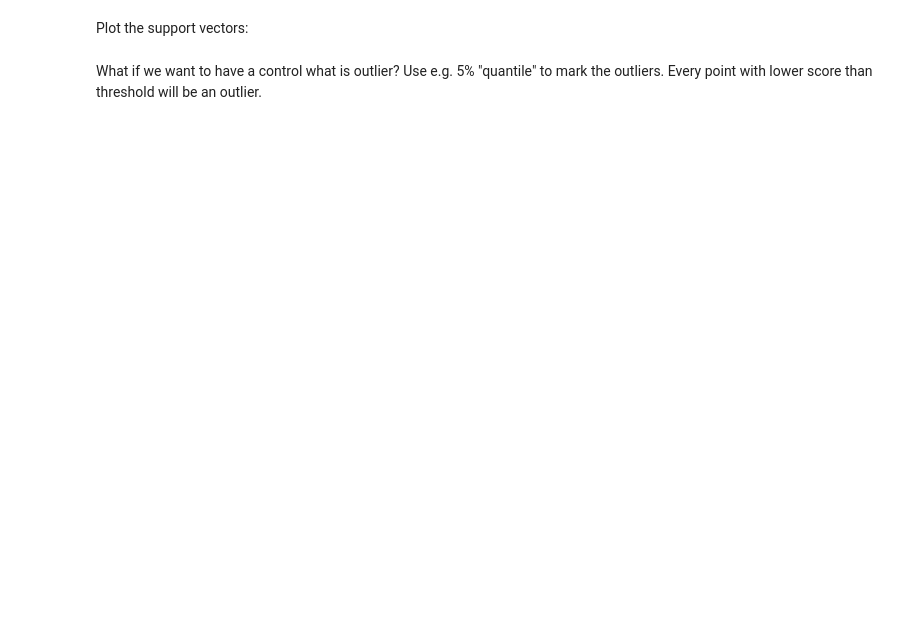
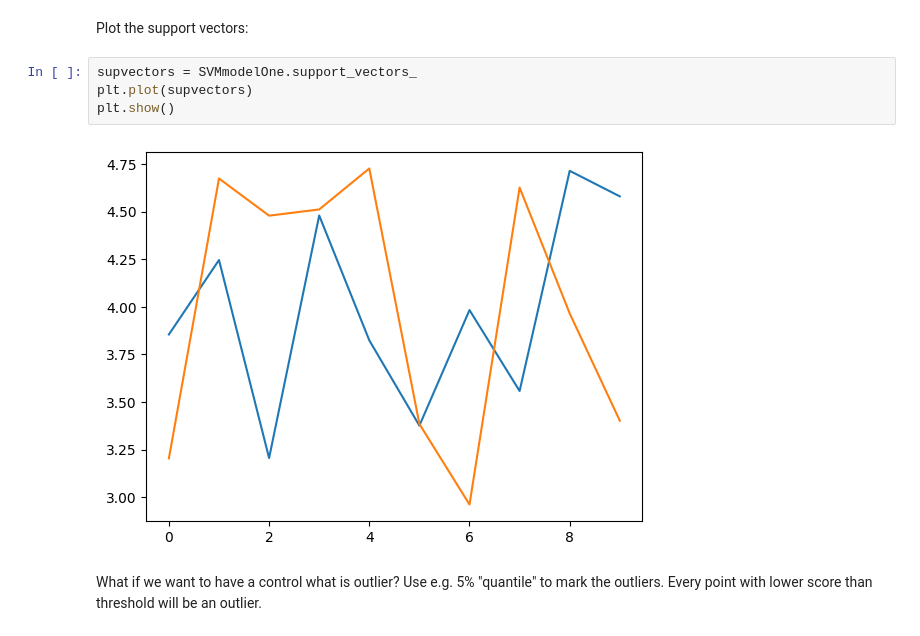
Before and after one commit to SoudruhRomanCZ/KRIVANEK-240642-MLF, a Jupyter notebook: LAB2/MPA_MLF_SVM_2students_comments.ipynb, the cells around one changed output. Saved outputs shown, nothing was run; the diff lists cells and outputs as text; blank space fills up the shorter version.

```diff
--- a/LAB2/MPA_MLF_SVM_2students_comments.ipynb
+++ b/LAB2/MPA_MLF_SVM_2students_comments.ipynb
@@ -136,5 +133,11 @@ plt.show()
 # %% [markdown]
 Plot the support vectors:
+# %%
+supvectors = SVMmodelOne.support_vectors_
+plt.plot(supvectors)
+plt.show()
+# %% [output]
+[figure, added]
 # %% [markdown]
 What if we want to have a control what is outlier? Use e.g. 5% "quantile" to mark the outliers. Every point with lower score than threshold will be an outlier.
 # %%
```
Also changed, not shown: parts of 4 cells of this notebook.
